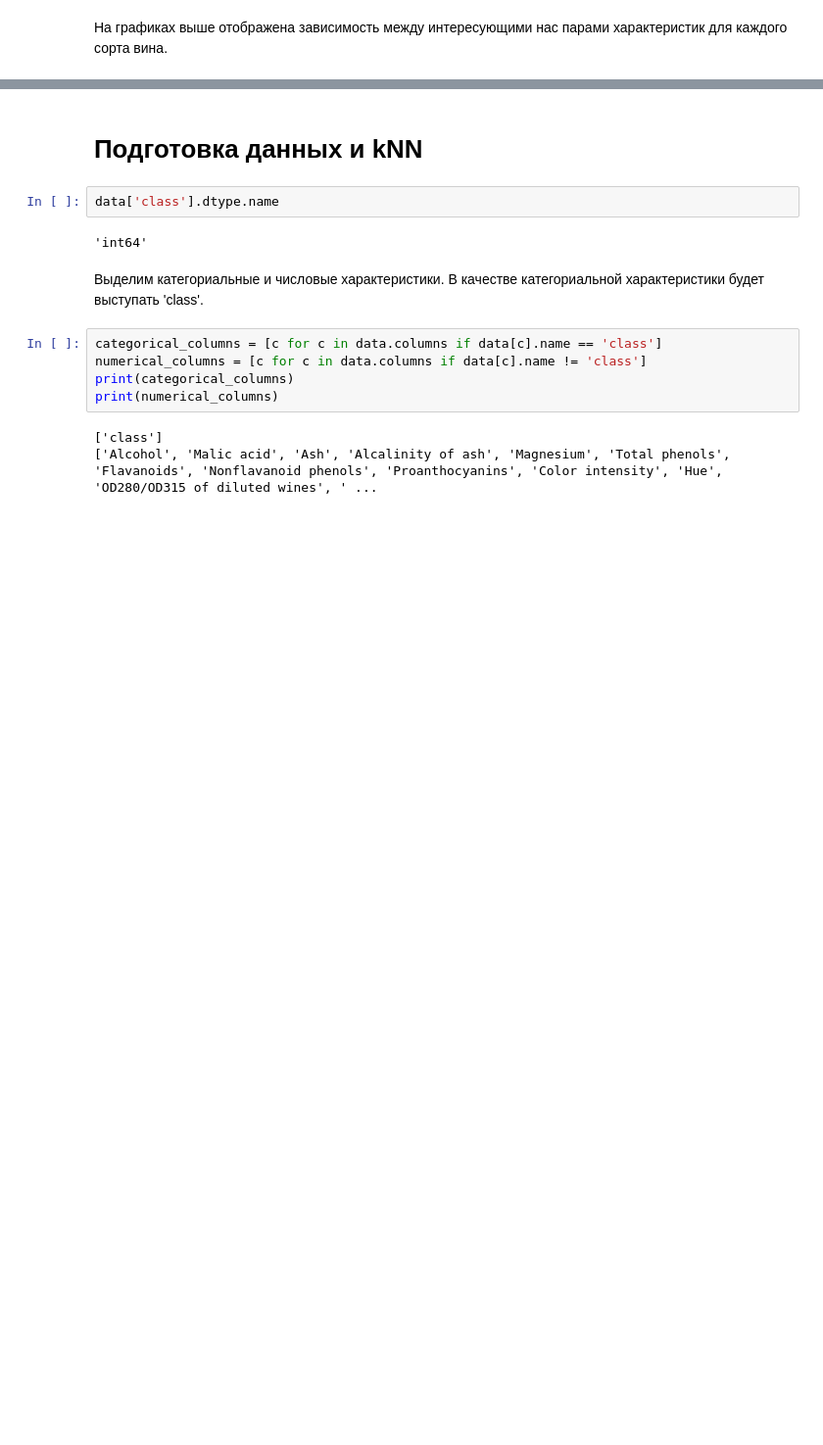
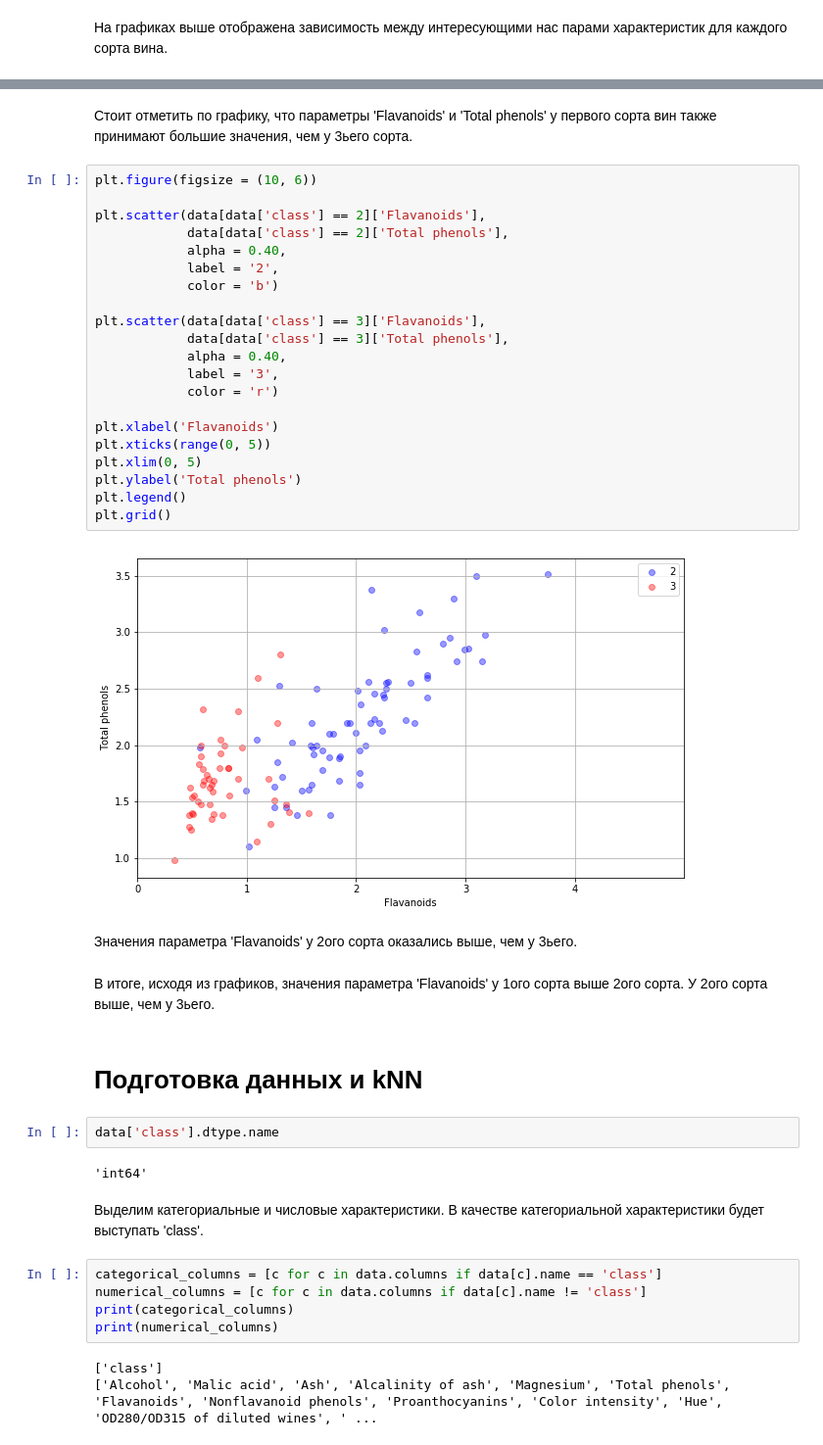
Before and after one commit to ipolyak/Data-Analysis, a Jupyter notebook: wine-analysis.ipynb, the cells around one changed output, grey strips where cells are left out. Shown at 98% size. Drawn from its saved outputs; the diff is of its cells as text; blank space fills up the shorter version.

```diff
--- a/wine-analysis.ipynb
+++ b/wine-analysis.ipynb
@@ -240,3 +291,32 @@ pass
+# %% [markdown]
+Стоит отметить по графику, что параметры 'Flavanoids' и 'Total phenols' у первого сорта вин также принимают большие значения, чем у 3ьего сорта.
+# %%
+plt.figure(figsize = (10, 6))
+
+plt.scatter(data[data['class'] == 2]['Flavanoids'],
+            data[data['class'] == 2]['Total phenols'],
+            alpha = 0.40,
+            label = '2',
+            color = 'b')
+
+plt.scatter(data[data['class'] == 3]['Flavanoids'],
+            data[data['class'] == 3]['Total phenols'],
+            alpha = 0.40,
+            label = '3',
+            color = 'r')
+
+plt.xlabel('Flavanoids')
+plt.xticks(range(0, 5))
+plt.xlim(0, 5)
+plt.ylabel('Total phenols')
+plt.legend()
+plt.grid()
+# %% [output]
+[figure, added]
+# %% [markdown]
+Значения параметра 'Flavanoids' у 2ого сорта оказались выше, чем у 3ьего.
+# %% [markdown]
+В итоге, исходя из графиков, значения параметра 'Flavanoids' у 1ого сорта выше 2ого сорта. У 2ого сорта выше, чем у 3ьего.
 # %% [markdown]
 # Подготовка данных и kNN
 # %%
```
Also changed, not shown: parts of 12 cells of this notebook.
